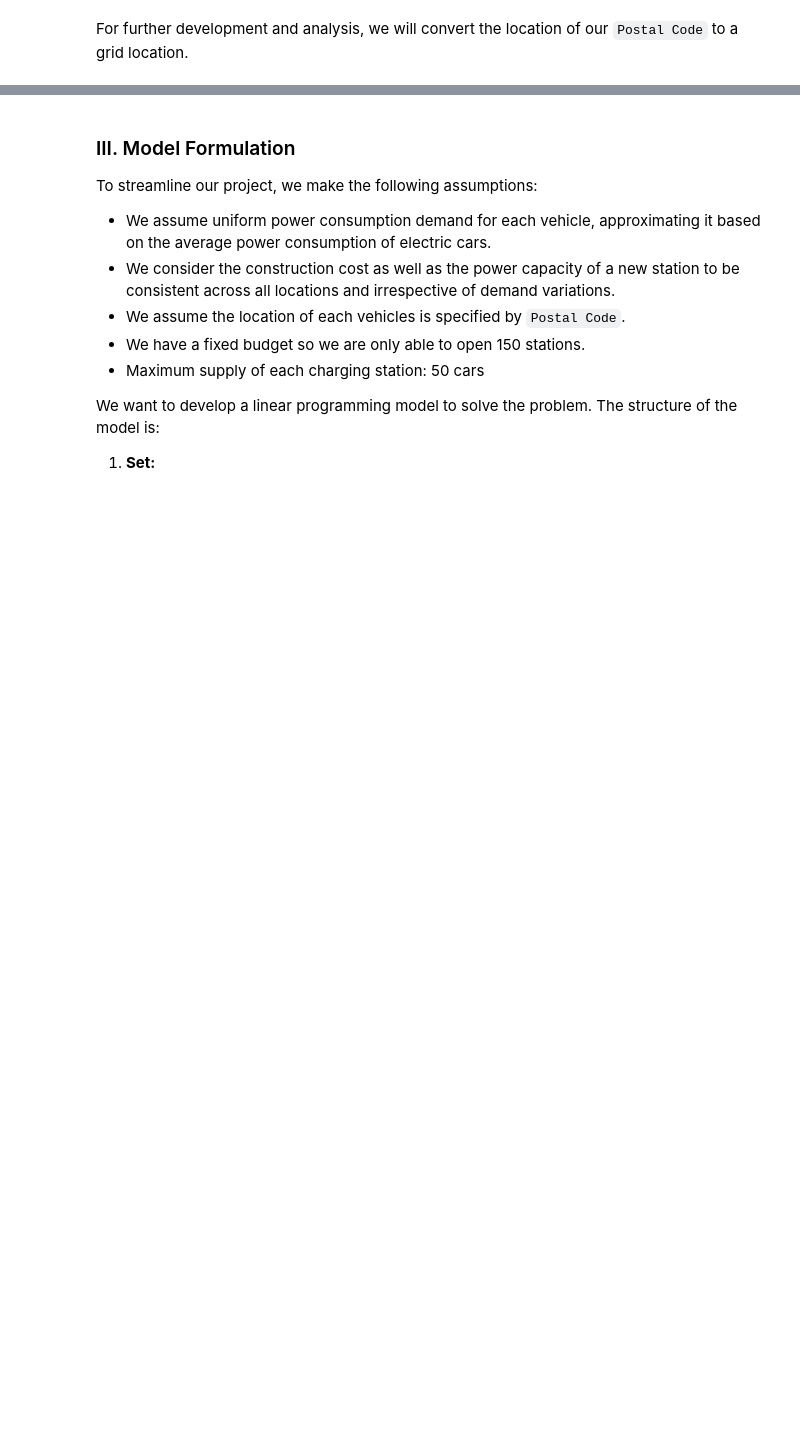
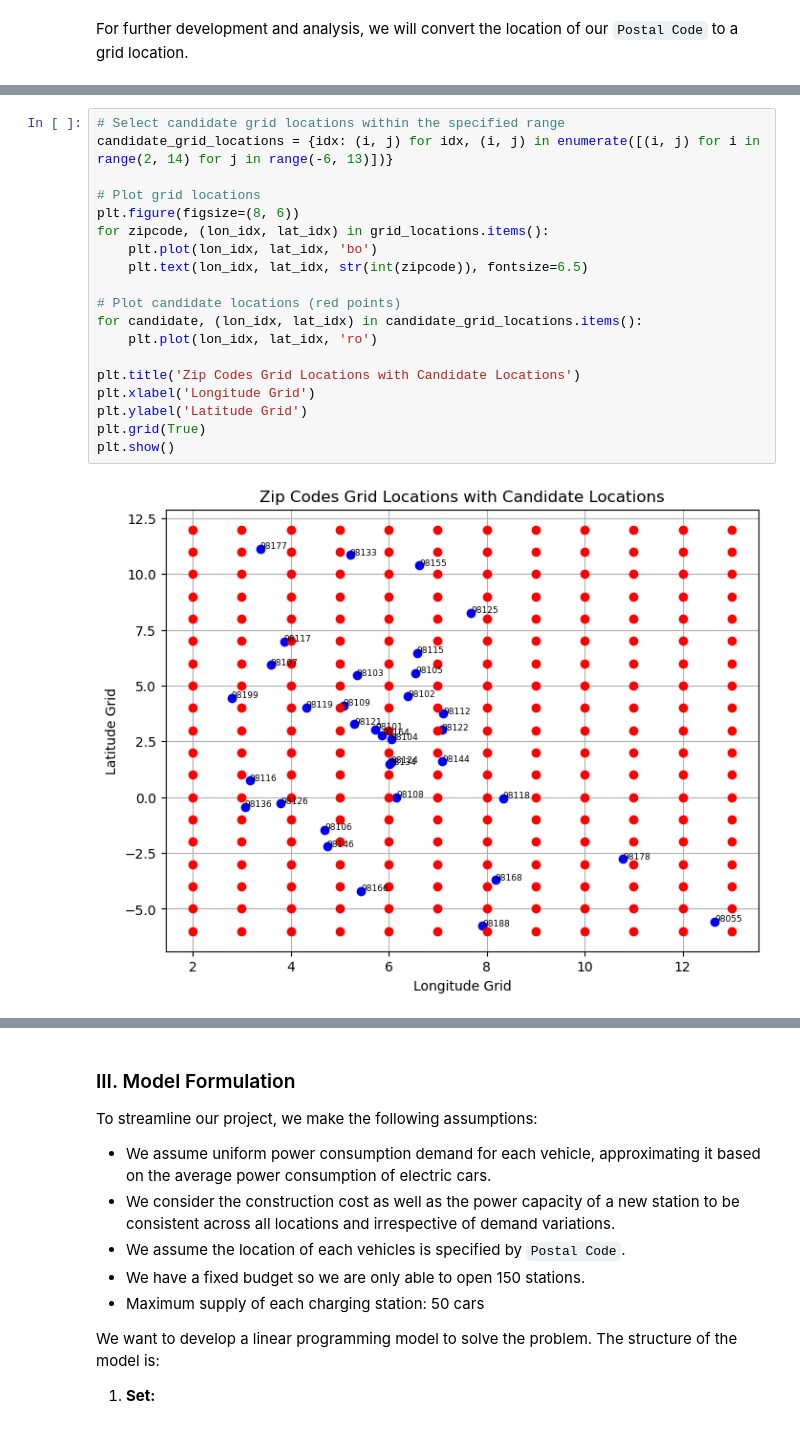
Before and after one commit to lqminhhh/Charging-Location-Optimization, a Jupyter notebook: Final.ipynb, the cells around one changed output, grey strips where cells are left out. Drawn from its saved outputs; the diff is of its cells as text; blank space fills up the shorter version.

```diff
--- a/Final.ipynb
+++ b/Final.ipynb
@@ -104,0 +128,21 @@ plt.show()
+# %%
+# Select candidate grid locations within the specified range
+candidate_grid_locations = {idx: (i, j) for idx, (i, j) in enumerate([(i, j) for i in range(2, 14) for j in range(-6, 13)])}
+
+# Plot grid locations
+plt.figure(figsize=(8, 6))
+for zipcode, (lon_idx, lat_idx) in grid_locations.items():
+    plt.plot(lon_idx, lat_idx, 'bo')
+    plt.text(lon_idx, lat_idx, str(int(zipcode)), fontsize=6.5)
+
+# Plot candidate locations (red points)
+for candidate, (lon_idx, lat_idx) in candidate_grid_locations.items():
+    plt.plot(lon_idx, lat_idx, 'ro')
+
+plt.title('Zip Codes Grid Locations with Candidate Locations')
+plt.xlabel('Longitude Grid')
+plt.ylabel('Latitude Grid')
+plt.grid(True)
+plt.show()
+# %% [output]
+[figure, added]
```
Also changed, not shown: parts of 5 cells of this notebook.
